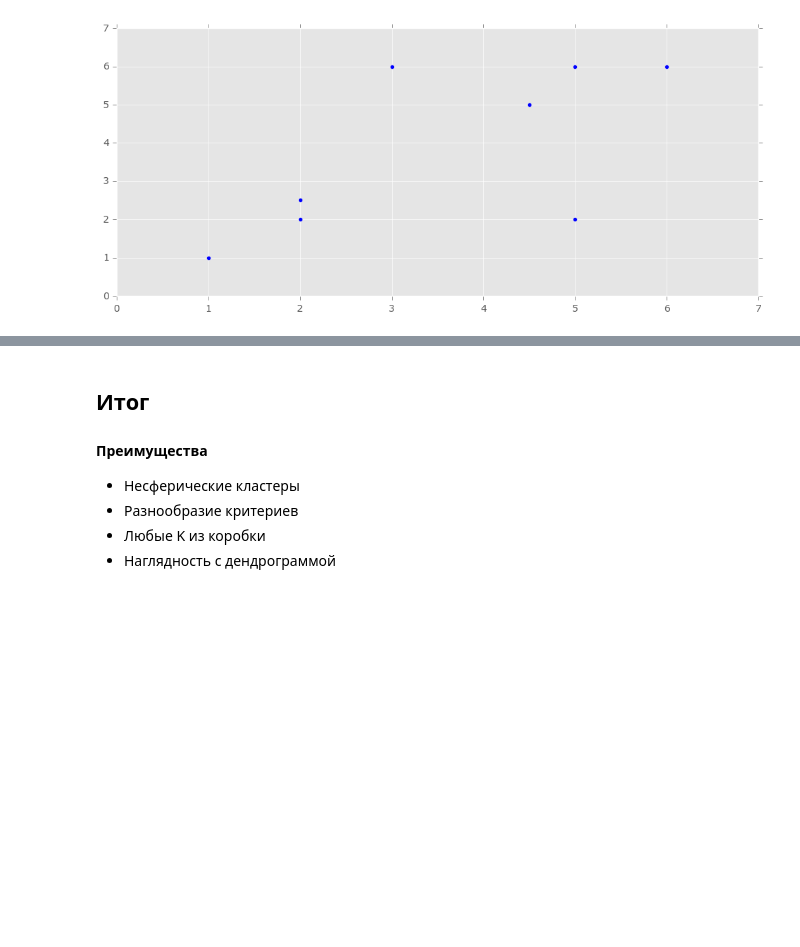
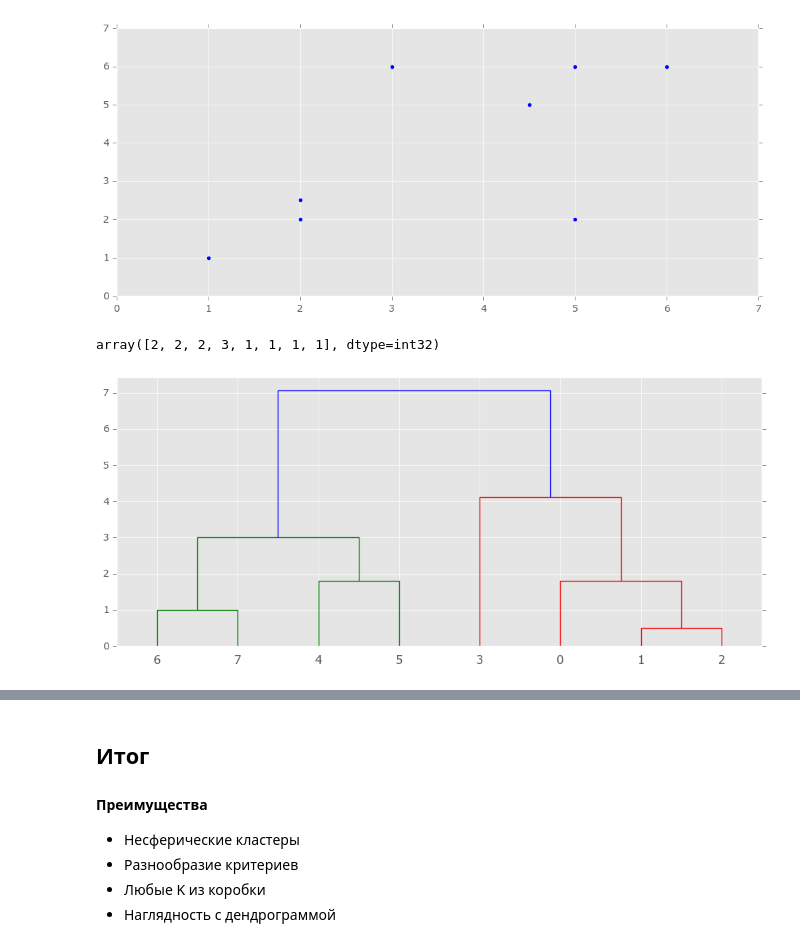
Before and after one commit to stroykova/spheremailru, a Jupyter notebook: lecture_02/lecture_02.ipynb, the cells around one changed output, grey strips where cells are left out. Cells and saved outputs as stored; diff of their text form; code cells hidden in the pictures; blank space fills up the shorter version.

```diff
--- a/lecture_02/lecture_02.ipynb
+++ b/lecture_02/lecture_02.ipynb
@@ -262,4 +261,13 @@ plt.scatter(X[:,0], X[:,1])
 # %%
 # А теперь сделаем это с питоном
 from scipy.cluster.hierarchy import dendrogram, linkage
 from scipy.cluster.hierarchy import fcluster
+
+Z = linkage(X, method='complete', metric='euclidean')
+dend = dendrogram(Z)
+# maxclust - количество кластеров
+labels = fcluster(Z, 3, criterion='maxclust')
+labels
+# %% [output]
+array([2, 2, 2, 3, 1, 1, 1, 1], dtype=int32)
+[figure, added]
```
Also changed, not shown: parts of 10 cells of this notebook, 2 other files.
